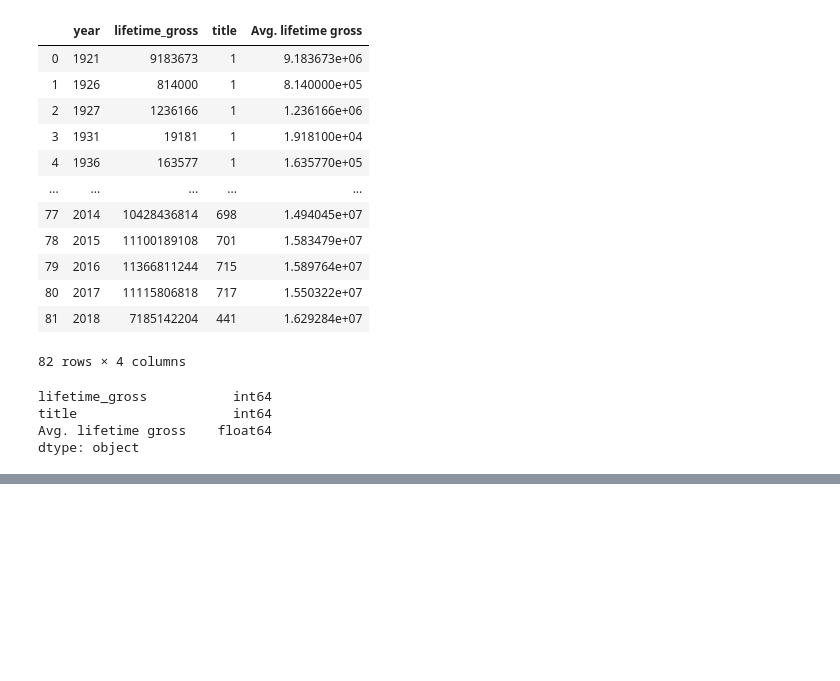
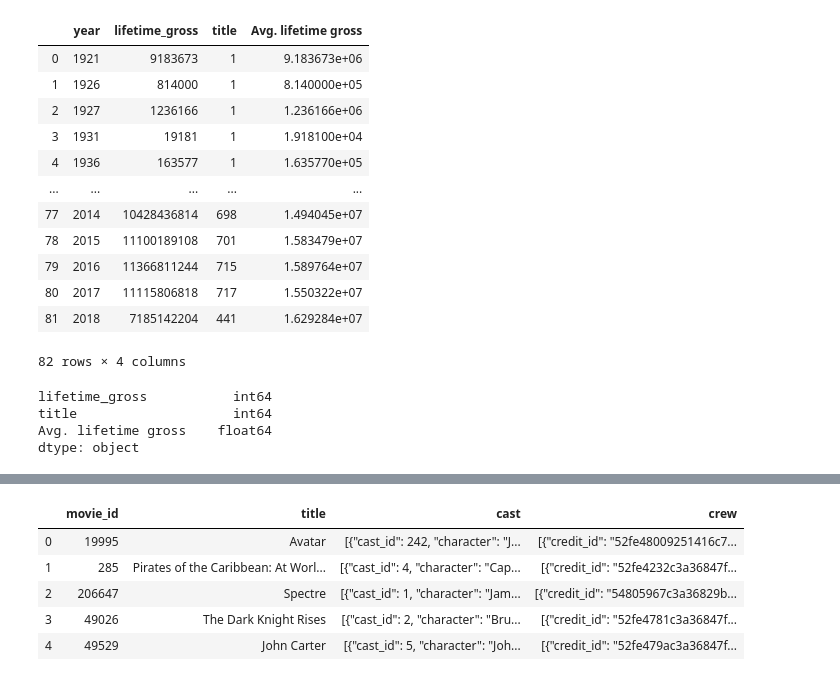
Before and after one commit to AlejandraRosa/final_project, a Jupyter notebook: notebooks/starter_updateAR.ipynb, the cells around one changed output, grey strips where cells are left out. Saved outputs shown, nothing was run; the diff lists cells and outputs as text; code cells hidden in the pictures; blank space fills up the shorter version.

```diff
--- a/notebooks/starter_updateAR.ipynb
+++ b/notebooks/starter_updateAR.ipynb
@@ -211,0 +222,10 @@ box_plot.to_csv('../data/box_update.csv', index=False)
+# %%
+tmdb_5000_credits = pd.read_csv('../data/tmdb_5000_credits.csv')
+tmdb_5000_credits.head()
+# %% [output]
+|  | movie_id | title | cast | crew |
+| 0 | 19995 | Avatar | [{"cast_id": 242, "character": "J... | [{"credit_id": "52fe48009251416c7... |
+| 1 | 285 | Pirates of the Caribbean: At Worl... | [{"cast_id": 4, "character": "Cap... | [{"credit_id": "52fe4232c3a36847f... |
+| 2 | 206647 | Spectre | [{"cast_id": 1, "character": "Jam... | [{"credit_id": "54805967c3a36829b... |
+| 3 | 49026 | The Dark Knight Rises | [{"cast_id": 2, "character": "Bru... | [{"credit_id": "52fe4781c3a36847f... |
+| 4 | 49529 | John Carter | [{"cast_id": 5, "character": "Joh... | [{"credit_id": "52fe479ac3a36847f... |
```
Also changed, not shown: parts of 2 cells of this notebook.
